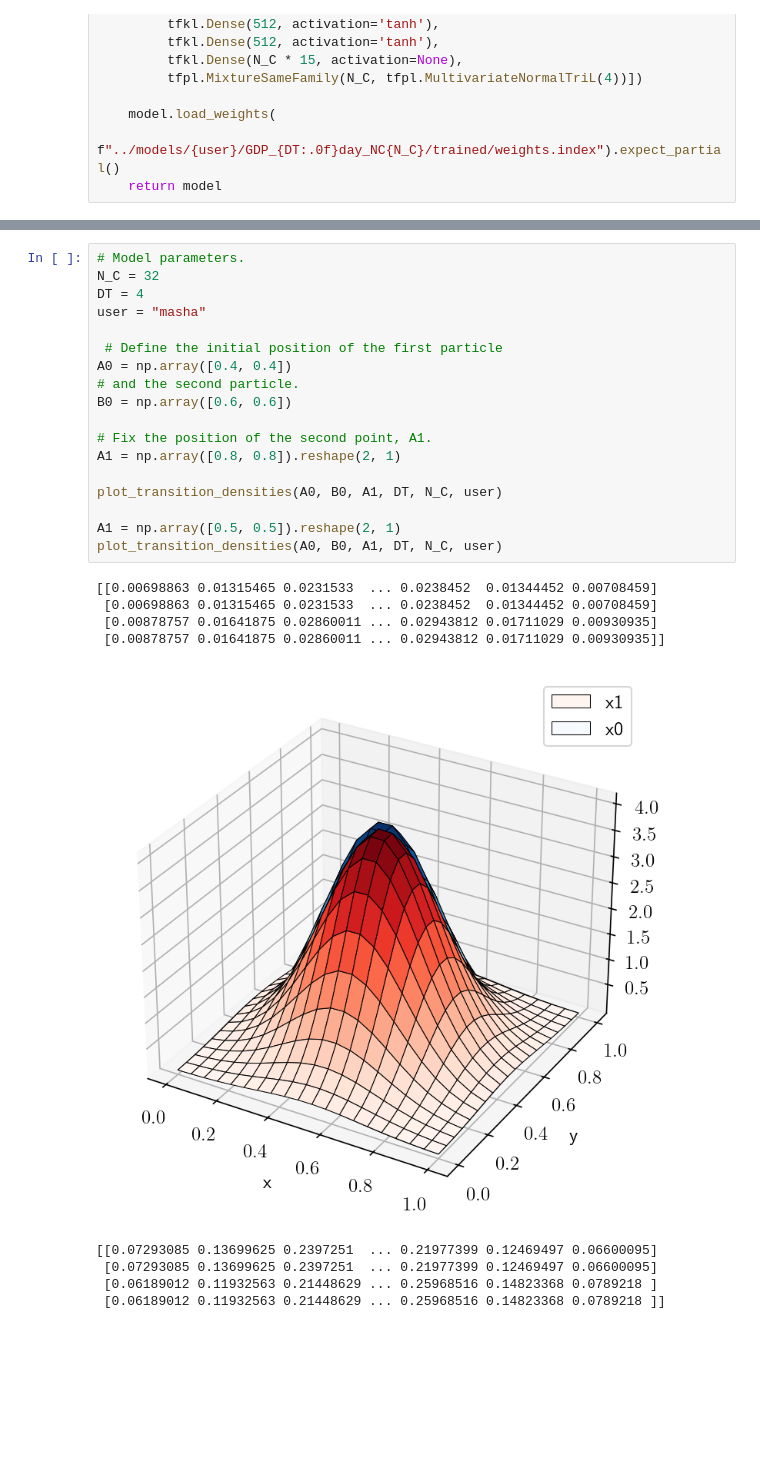
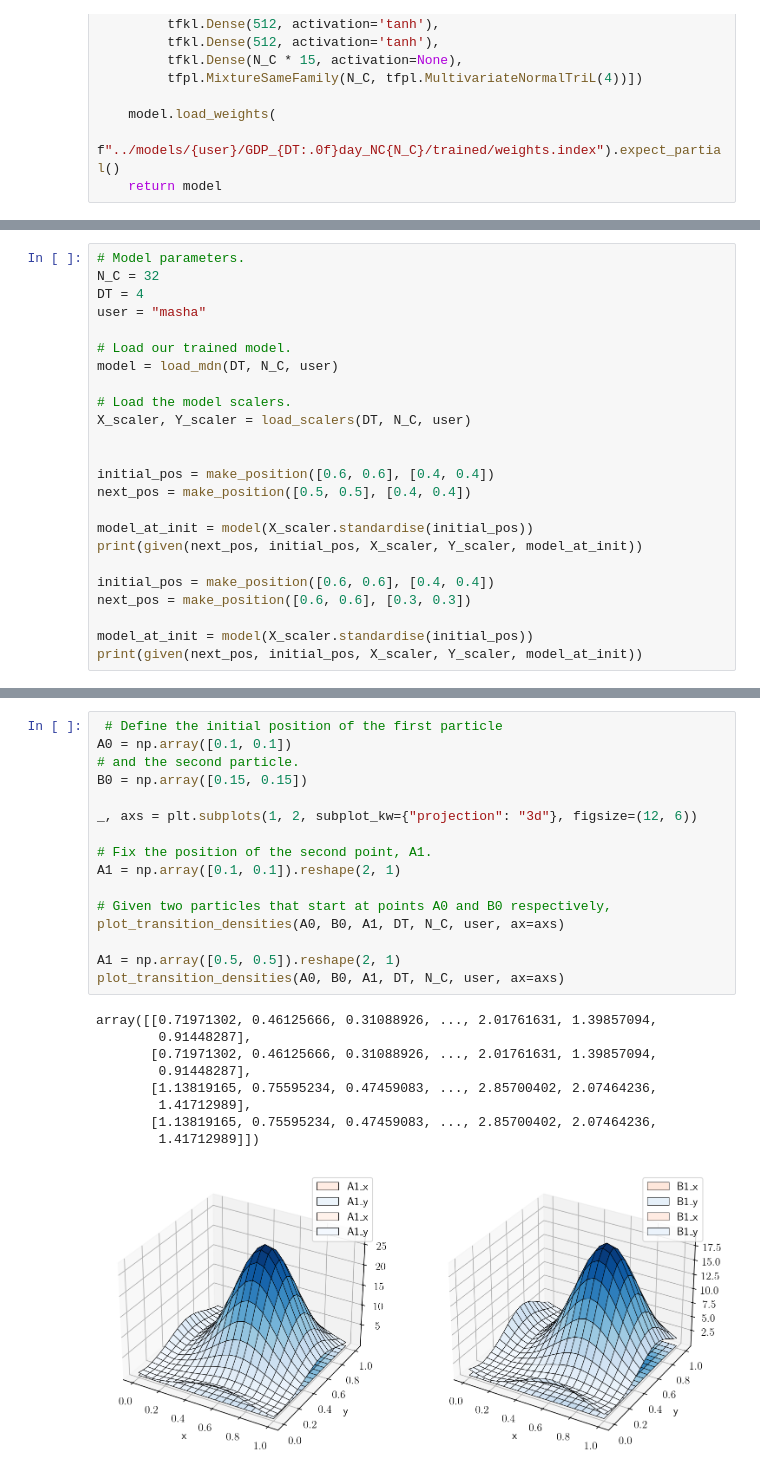
Before and after one commit to KatharinaBracher/Brownian-Bug-Model, a Jupyter notebook: pnn/plot_density.ipynb, the cells around one changed output, grey strips where cells are left out. Drawn from its saved outputs; the diff is of its cells as text; blank space fills up the shorter version.

Commit message:
Maybe some graphs

```diff
--- a/pnn/plot_density.ipynb
+++ b/pnn/plot_density.ipynb
@@ -59,0 +70,24 @@ def given(X_1, X_0, X_scaler, Y_scaler, model):
+# %%
+# Model parameters.
+N_C = 32
+DT = 4
+user = "masha"
+
+# Load our trained model.
+model = load_mdn(DT, N_C, user)
+
+# Load the model scalers.
+X_scaler, Y_scaler = load_scalers(DT, N_C, user)
+
+
+initial_pos = make_position([0.6, 0.6], [0.4, 0.4])
+next_pos = make_position([0.5, 0.5], [0.4, 0.4])
+
+model_at_init = model(X_scaler.standardise(initial_pos))
+print(given(next_pos, initial_pos, X_scaler, Y_scaler, model_at_init))
+
+initial_pos = make_position([0.6, 0.6], [0.4, 0.4])
+next_pos = make_position([0.6, 0.6], [0.3, 0.3])
+
+model_at_init = model(X_scaler.standardise(initial_pos))
+print(given(next_pos, initial_pos, X_scaler, Y_scaler, model_at_init))
@@ -121,28 +240,26 @@ def plot_transition_densities(A0, B0, A1, DT, N_C, user, disc_n=20):
 # %%
-# Model parameters.
-N_C = 32
-DT = 4
-user = "masha"
+ # Define the initial position of the first particle
+A0 = np.array([0.1, 0.1])
+# and the second particle.
+B0 = np.array([0.15, 0.15])
 
- # Define the initial position of the first particle
-A0 = np.array([0.4, 0.4])
-# and the second particle.
-B0 = np.array([0.6, 0.6])
+_, axs = plt.subplots(1, 2, subplot_kw={"projection": "3d"}, figsize=(12, 6))
 
 # Fix the position of the second point, A1.
-A1 = np.array([0.8, 0.8]).reshape(2, 1)
+A1 = np.array([0.1, 0.1]).reshape(2, 1)
 
-plot_transition_densities(A0, B0, A1, DT, N_C, user)
+# Given two particles that start at points A0 and B0 respectively,
+plot_transition_densities(A0, B0, A1, DT, N_C, user, ax=axs)
 
 A1 = np.array([0.5, 0.5]).reshape(2, 1)
-plot_transition_densities(A0, B0, A1, DT, N_C, user)
+plot_transition_densities(A0, B0, A1, DT, N_C, user, ax=axs)
 # %% [output]
-[[0.00698863 0.01315465 0.0231533  ... 0.0238452  0.01344452 0.00708459]
- [0.00698863 0.01315465 0.0231533  ... 0.0238452  0.01344452 0.00708459]
- [0.00878757 0.01641875 0.02860011 ... 0.02943812 0.01711029 0.00930935]
- [0.00878757 0.01641875 0.02860011 ... 0.02943812 0.01711029 0.00930935]]
+array([[0.71971302, 0.46125666, 0.31088926, ..., 2.01761631, 1.39857094,
+        0.91448287],
+       [0.71971302, 0.46125666, 0.31088926, ..., 2.01761631, 1.39857094,
+        0.91448287],
+       [1.13819165, 0.75595234, 0.47459083, ..., 2.85700402, 2.07464236,
+        1.41712989],
+       [1.13819165, 0.75595234, 0.47459083, ..., 2.85700402, 2.07464236,
+        1.41712989]])
-[figure, old version]
+[figure, new version]
-[[0.07293085 0.13699625 0.2397251  ... 0.21977399 0.12469497 0.06600095]
- [0.07293085 0.13699625 0.2397251  ... 0.21977399 0.12469497 0.06600095]
- [0.06189012 0.11932563 0.21448629 ... 0.25968516 0.14823368 0.0789218 ]
- [0.06189012 0.11932563 0.21448629 ... 0.25968516 0.14823368 0.0789218 ]]
```
Also changed, not shown: parts of 10 cells of this notebook.
